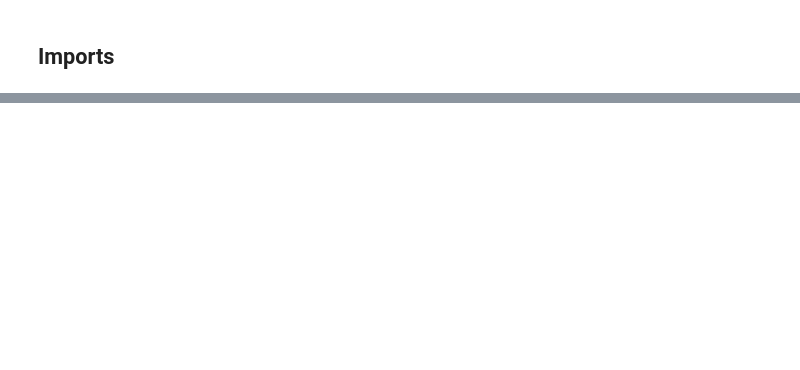
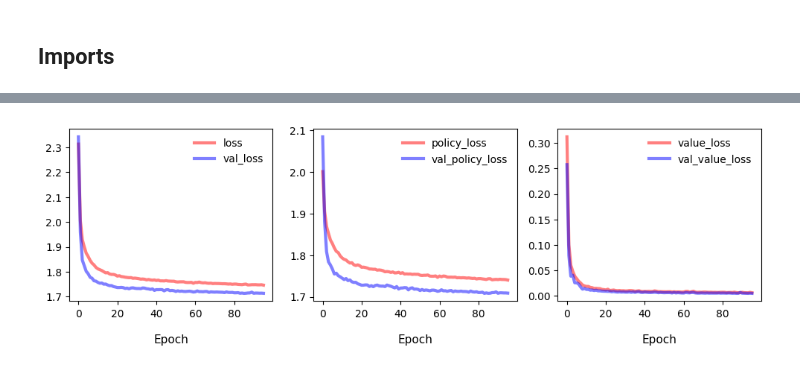
Before and after one commit to sbmenary/ML-sandbox, a Jupyter notebook: Project_Connect4/dev_notebooks/train_neural_MCTS.ipynb, the cells around one changed output, grey strips where cells are left out. Saved outputs shown, nothing was run; the diff lists cells and outputs as text; code cells hidden in the pictures; blank space fills up the shorter version.

Commit message:
Neural MCTS training - preliminary, not working

```diff
--- a/Project_Connect4/dev_notebooks/train_neural_MCTS.ipynb
+++ b/Project_Connect4/dev_notebooks/train_neural_MCTS.ipynb
@@ -251,0 +298,8 @@ Game result is: X
+# %%
+#from connect4.neural import create_model, load_model
+
+new_model_name = f".neural_model_v{new_model_itr}.h5"
+
+new_model = create_model(num_conv_blocks=3, num_filters=30, kernel_size=3, num_dense=2, dense_width=100,
+                         batch_norm=False, dropout=0.1, name=new_model_name, optimizer="adam")
+new_model.summary()
@@ -251,0 +356,14 @@ Game result is: X
+# %%
+##  Create new model and train it!
+
+from tensorflow.keras.callbacks import EarlyStopping
+
+history = new_model.fit(
+            model_in, [model_p, model_v], epochs=1000, batch_size=100,
+            validation_data=(val_model_in, [val_model_p, val_model_v]),
+            callbacks=[EarlyStopping(monitor='val_loss', patience=10, restore_best_weights=True)])
+
+'''history = new_model.fit(model_in, [model_p, model_v], epochs=10000, batch_size=200,
+              callbacks=[EarlyStopping(monitor='loss', patience=20, restore_best_weights=True)])'''
+
+new_model.save(new_model_name)
@@ -251,0 +420,23 @@ Game result is: X
+# %%
+
+monitor_pairs = [["loss"       , "val_loss"],
+                 ["policy_loss", "val_policy_loss"],
+                 ["value_loss" , "val_value_loss"]]
+
+num_axes = len(monitor_pairs)
+fig      = plt.figure(figsize=(4*num_axes, 3))
+
+for ax_idx, monitor_pair in enumerate(monitor_pairs) :
+
+    ax  = fig.add_subplot(1, num_axes, 1+ax_idx)
+
+    ax.plot(history.history[monitor_pair[0]], "-", lw=3, c="r", alpha=0.5, label=monitor_pair[0])
+    ax.plot(history.history[monitor_pair[1]], "-", lw=3, c="b", alpha=0.5, label=monitor_pair[1])
+    ax.legend(loc="upper right", frameon=False, fontsize=10)
+
+    ax.set_xlabel("Epoch", labelpad=15, fontsize=11, ha="center", va="top")
+
+plt.show(fig)
+plt.close(fig)
+# %% [output]
+[figure, added]
```
Also changed, not shown: parts of 27 cells of this notebook, 6 other files.
